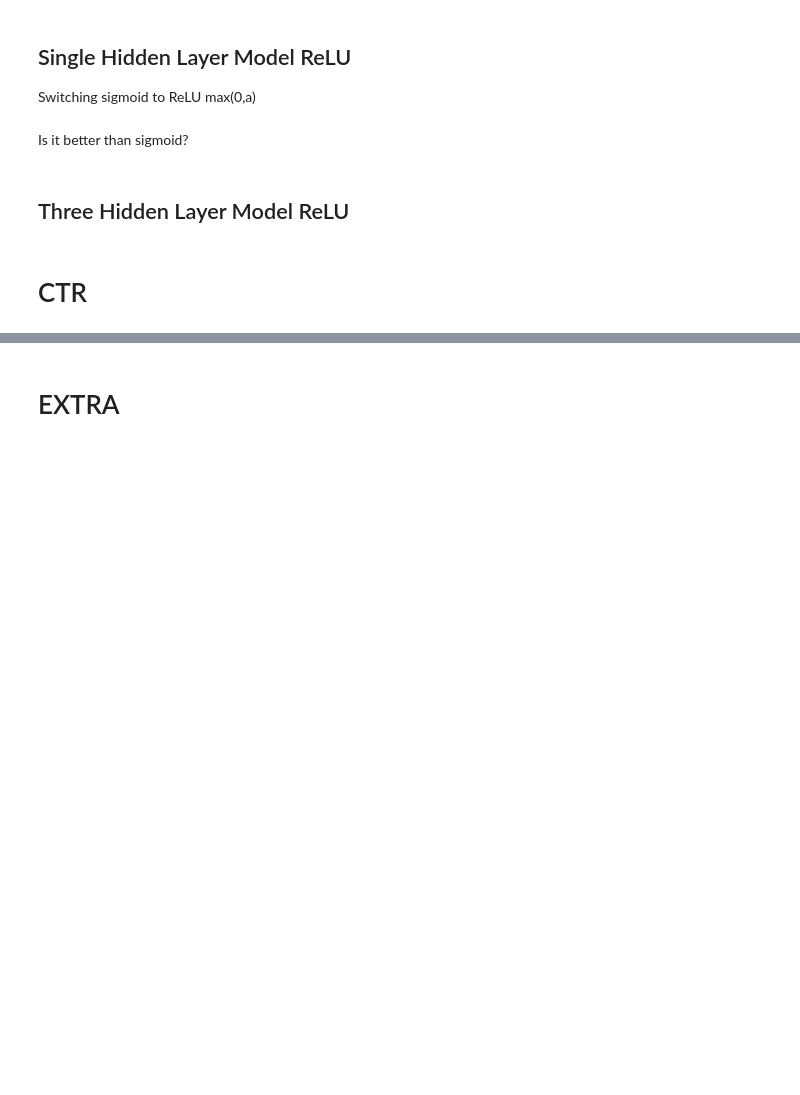
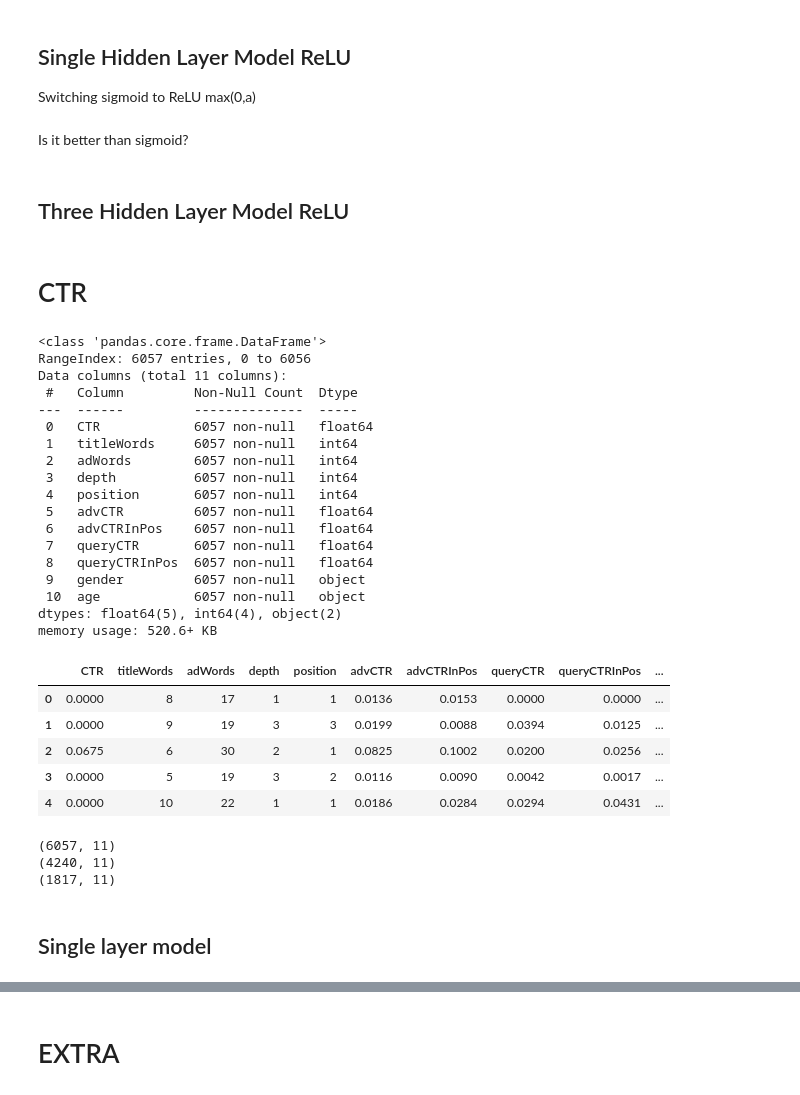
Before and after one commit to paulgrigas/IEOR-142-242-Python-Project, a Jupyter notebook: Lab 10/Lab10_teaching.ipynb, the cells around one changed output, grey strips where cells are left out. Drawn from its saved outputs; the diff is of its cells as text; code cells hidden in the pictures; blank space fills up the shorter version.

```diff
--- a/Lab 10/Lab10_teaching.ipynb
+++ b/Lab 10/Lab10_teaching.ipynb
@@ -490,3 +466,33 @@ loss, acc = nn_mod_3.evaluate(X_test_encoded, y_test_encoded)
 print(acc)
 # %% [markdown]
 # CTR
+# %%
+ctr = pd.read_csv('CTR.csv')
+
+ctr.info()
+ctr.head()
+# %% [output]
+<class 'pandas.core.frame.DataFrame'>
+RangeIndex: 6057 entries, 0 to 6056
+Data columns (total 11 columns):
+ #   Column         Non-Null Count  Dtype
+---  ------         --------------  -----
+ 0   CTR            6057 non-null   float64
+ 1   titleWords     6057 non-null   int64
+ 2   adWords        6057 non-null   int64
+ 3   depth          6057 non-null   int64
+ 4   position       6057 non-null   int64
+ 5   advCTR         6057 non-null   float64
+ 6   advCTRInPos    6057 non-null   float64
+ 7   queryCTR       6057 non-null   float64
+ 8   queryCTRInPos  6057 non-null   float64
+ 9   gender         6057 non-null   object
+ 10  age            6057 non-null   object
+dtypes: float64(5), int64(4), object(2)
+memory usage: 520.6+ KB
+|  | CTR | titleWords | adWords | depth | position | advCTR | advCTRInPos | queryCTR | queryCTRInPos | ... |
+| 0 | 0.0000 | 8 | 17 | 1 | 1 | 0.0136 | 0.0153 | 0.0000 | 0.0000 | ... |
+| 1 | 0.0000 | 9 | 19 | 3 | 3 | 0.0199 | 0.0088 | 0.0394 | 0.0125 | ... |
+| 2 | 0.0675 | 6 | 30 | 2 | 1 | 0.0825 | 0.1002 | 0.0200 | 0.0256 | ... |
+| 3 | 0.0000 | 5 | 19 | 3 | 2 | 0.0116 | 0.0090 | 0.0042 | 0.0017 | ... |
+| 4 | 0.0000 | 10 | 22 | 1 | 1 | 0.0186 | 0.0284 | 0.0294 | 0.0431 | ... |
@@ -492,0 +506,11 @@ print(acc)
+# %%
+train_ctr = ctr.sample(frac=0.7, random_state=88)
+test_ctr = ctr.drop(train_ctr.index)
+
+print(ctr.shape)
+print(train_ctr.shape)
+print(test_ctr.shape)
+# %% [output]
+(6057, 11)
+(4240, 11)
+(1817, 11)
@@ -492,0 +526,2 @@ print(acc)
+# %% [markdown]
+## Single layer model
```
Also changed, not shown: parts of 11 cells of this notebook.
